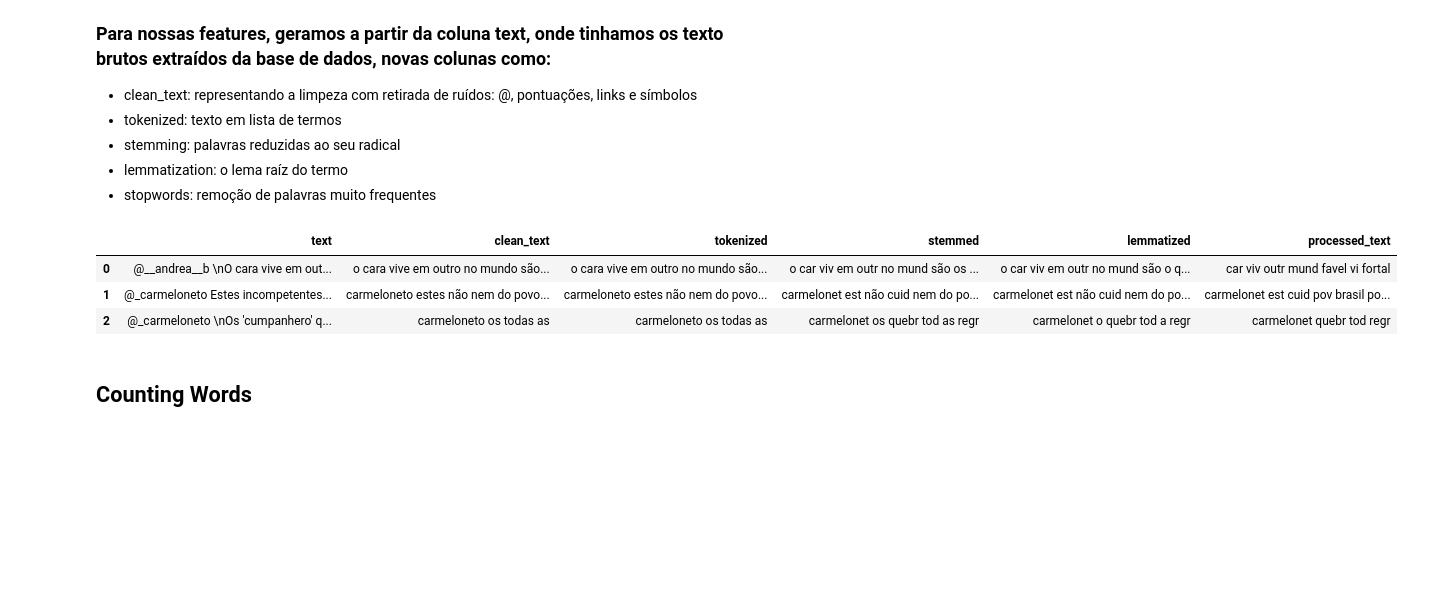
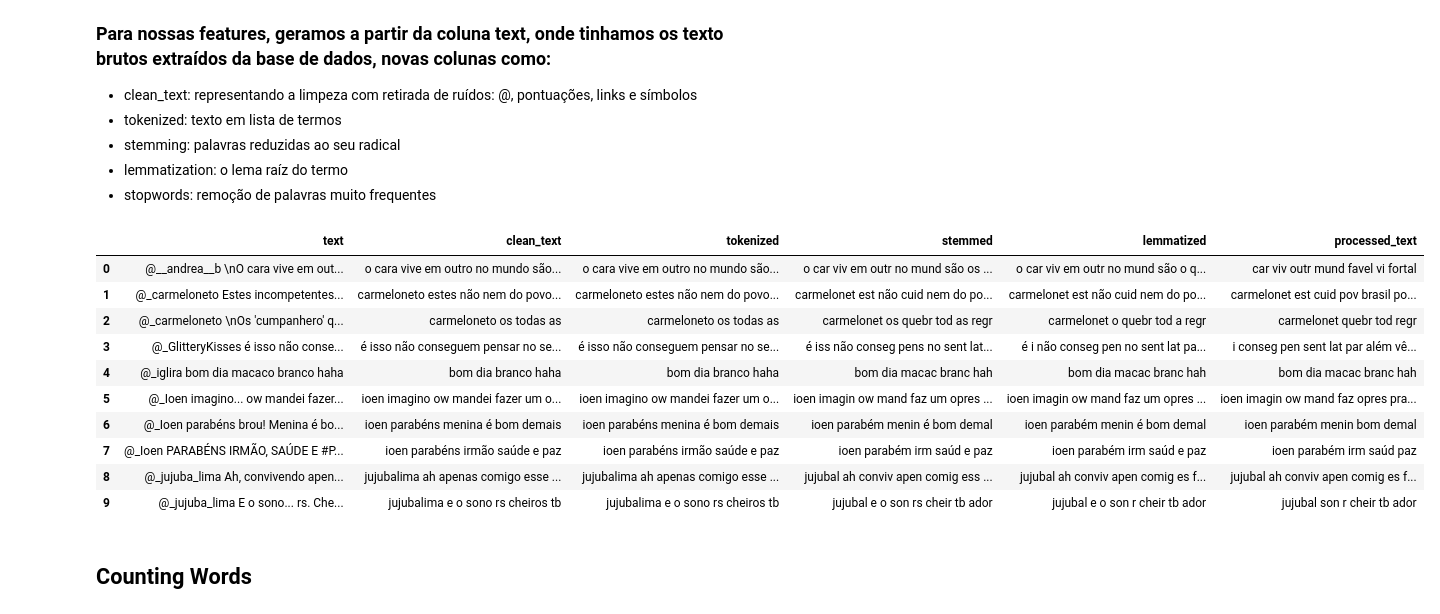
Before and after one commit to wallisonferreira/algo-optimizer, a Jupyter notebook: data_wrangling.ipynb, the cells around one changed output. Drawn from its saved outputs; the diff is of its cells as text; code cells hidden in the pictures; blank space fills up the shorter version.

```diff
--- a/data_wrangling.ipynb
+++ b/data_wrangling.ipynb
@@ -230,12 +230,19 @@ Name: count, dtype: int64
 - lemmatization: o lema raíz do termo
 - stopwords: remoção de palavras muito frequentes
 # %%
-df[['text','clean_text', 'tokenized', 'stemmed', 'lemmatized', 'processed_text']].head(3)
+df[['text','clean_text', 'tokenized', 'stemmed', 'lemmatized', 'processed_text']].head(10)
 # %% [output]
 |  | text | clean_text | tokenized | stemmed | lemmatized | processed_text |
 | 0 | @__andrea__b \nO cara vive em out... | o cara vive em outro no mundo são... | o cara vive em outro no mundo são... | o car viv em outr no mund são os ... | o car viv em outr no mund são o q... | car viv outr mund favel vi fortal |
 | 1 | @_carmeloneto Estes incompetentes... | carmeloneto estes não nem do povo... | carmeloneto estes não nem do povo... | carmelonet est não cuid nem do po... | carmelonet est não cuid nem do po... | carmelonet est cuid pov brasil po... |
 | 2 | @_carmeloneto \nOs 'cumpanhero' q... | carmeloneto os todas as | carmeloneto os todas as | carmelonet os quebr tod as regr | carmelonet o quebr tod a regr | carmelonet quebr tod regr |
+| 3 | @_GlitteryKisses é isso não conse... | é isso não conseguem pensar no se... | é isso não conseguem pensar no se... | é iss não conseg pens no sent lat... | é i não conseg pen no sent lat pa... | i conseg pen sent lat par além vê... |
+| 4 | @_iglira bom dia macaco branco haha | bom dia branco haha | bom dia branco haha | bom dia macac branc hah | bom dia macac branc hah | bom dia macac branc hah |
+| 5 | @_Ioen imagino... ow mandei fazer... | ioen imagino ow mandei fazer um o... | ioen imagino ow mandei fazer um o... | ioen imagin ow mand faz um opres ... | ioen imagin ow mand faz um opres ... | ioen imagin ow mand faz opres pra... |
+| 6 | @_Ioen parabéns brou! Menina é bo... | ioen parabéns menina é bom demais | ioen parabéns menina é bom demais | ioen parabém menin é bom demal | ioen parabém menin é bom demal | ioen parabém menin bom demal |
+| 7 | @_Ioen PARABÉNS IRMÃO, SAÚDE E #P... | ioen parabéns irmão saúde e paz | ioen parabéns irmão saúde e paz | ioen parabém irm saúd e paz | ioen parabém irm saúd e paz | ioen parabém irm saúd paz |
+| 8 | @_jujuba_lima Ah, convivendo apen... | jujubalima ah apenas comigo esse ... | jujubalima ah apenas comigo esse ... | jujubal ah conviv apen comig ess ... | jujubal ah conviv apen comig es f... | jujubal ah conviv apen comig es f... |
+| 9 | @_jujuba_lima E o sono... rs. Che... | jujubalima e o sono rs cheiros tb | jujubalima e o sono rs cheiros tb | jujubal e o son rs cheir tb ador | jujubal e o son r cheir tb ador | jujubal son r cheir tb ador |
 # %% [markdown]
 ## Counting Words
 # %%
```
Also changed, not shown: parts of 9 cells of this notebook, 2 other files.
